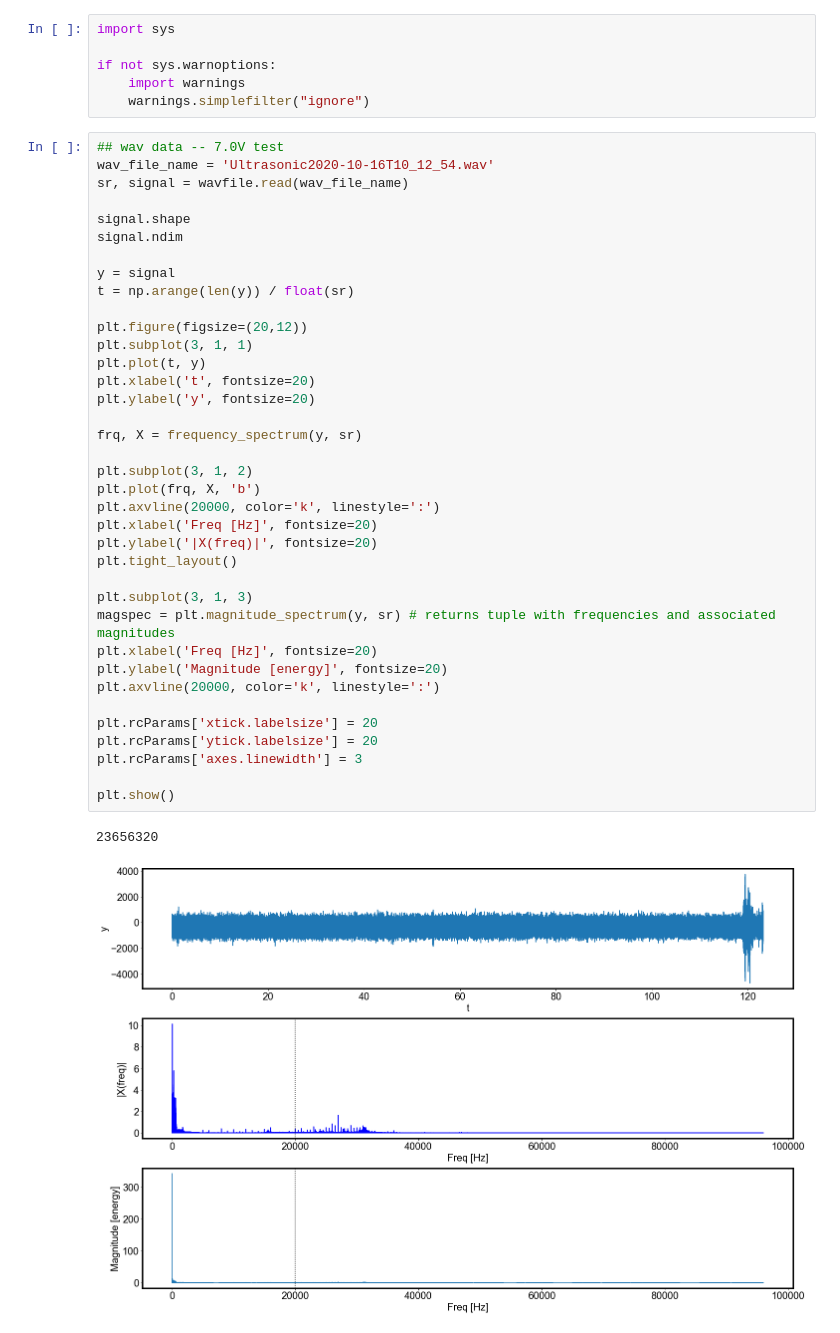
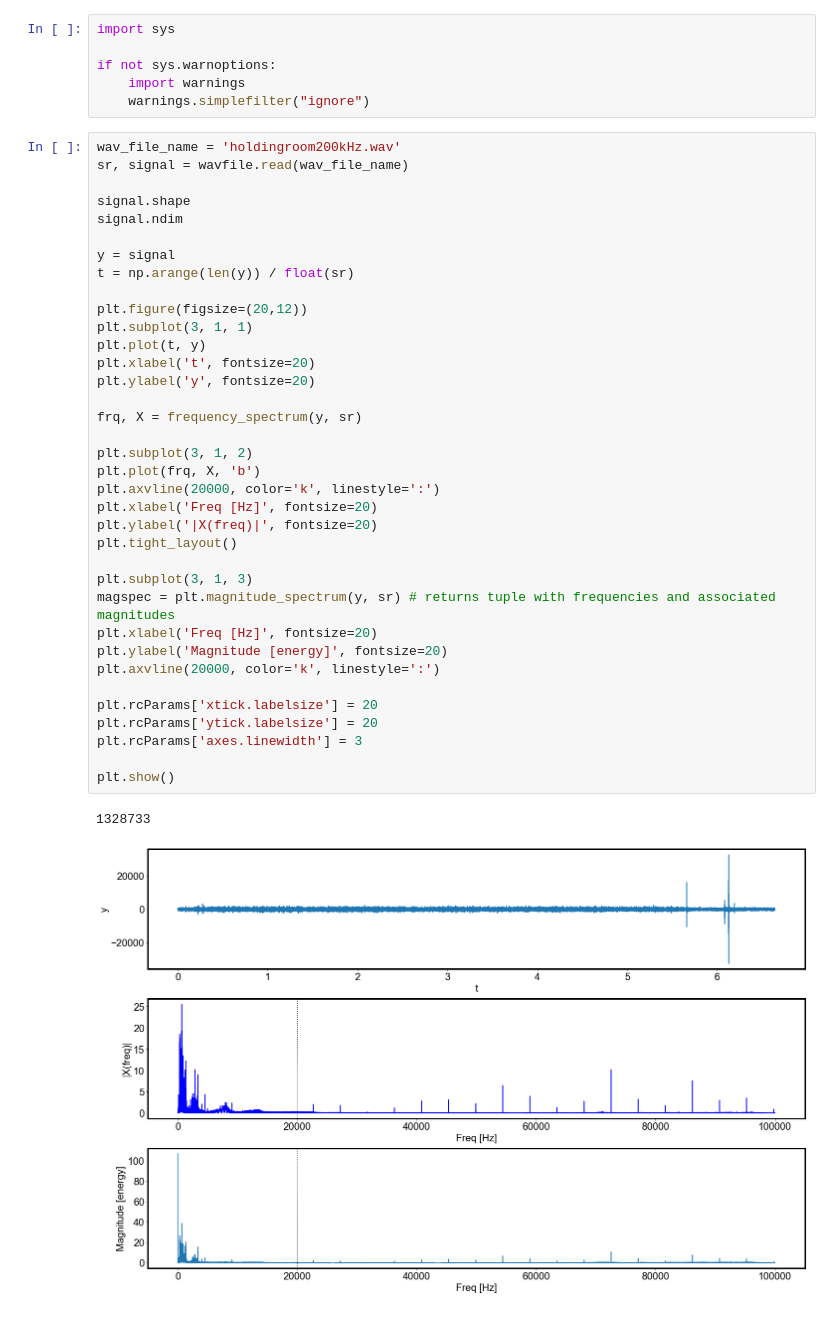
Before and after one commit to naureeng/SWC_ultrasound, a Jupyter notebook: SWC_Ultrasonic.ipynb, the cells around one changed output. Cells and saved outputs as stored; diff of their text form.

```diff
--- a/SWC_Ultrasonic.ipynb
+++ b/SWC_Ultrasonic.ipynb
@@ -38,8 +38,7 @@ if not sys.warnoptions:
     import warnings
     warnings.simplefilter("ignore")
 # %%
-## wav data -- 7.0V test
-wav_file_name = 'Ultrasonic2020-10-16T10_12_54.wav'
+wav_file_name = 'holdingroom200kHz.wav'
 sr, signal = wavfile.read(wav_file_name)
 
 signal.shape
@@ -48,35 +47,35 @@ signal.ndim
 y = signal
 t = np.arange(len(y)) / float(sr)
 
 plt.figure(figsize=(20,12))
 plt.subplot(3, 1, 1)
 plt.plot(t, y)
 plt.xlabel('t', fontsize=20)
 plt.ylabel('y', fontsize=20)
 
 frq, X = frequency_spectrum(y, sr)
 
 plt.subplot(3, 1, 2)
 plt.plot(frq, X, 'b')
 plt.axvline(20000, color='k', linestyle=':')
 plt.xlabel('Freq [Hz]', fontsize=20)
 plt.ylabel('|X(freq)|', fontsize=20)
 plt.tight_layout()
 
 plt.subplot(3, 1, 3)
 magspec = plt.magnitude_spectrum(y, sr) # returns tuple with frequencies and associated magnitudes
 plt.xlabel('Freq [Hz]', fontsize=20)
 plt.ylabel('Magnitude [energy]', fontsize=20)
 plt.axvline(20000, color='k', linestyle=':')
 
 plt.rcParams['xtick.labelsize'] = 20
 plt.rcParams['ytick.labelsize'] = 20
 plt.rcParams['axes.linewidth'] = 3
 
 plt.show()
 # %% [output]
-23656320
+1328733
-[figure, old version]
+[figure, new version]
 # %%
 plt.figure(figsize=(10,8))
 Pxx, freqs, bins, im = plt.specgram(signal, NFFT=1024, Fs=sr, noverlap=900, cmap='jet')
```
Also changed, not shown: parts of 9 cells of this notebook.
